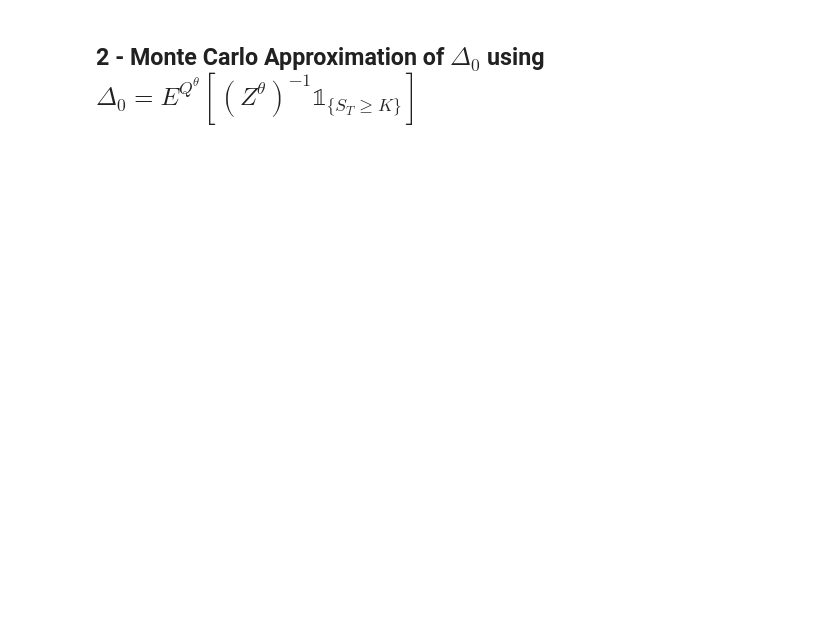
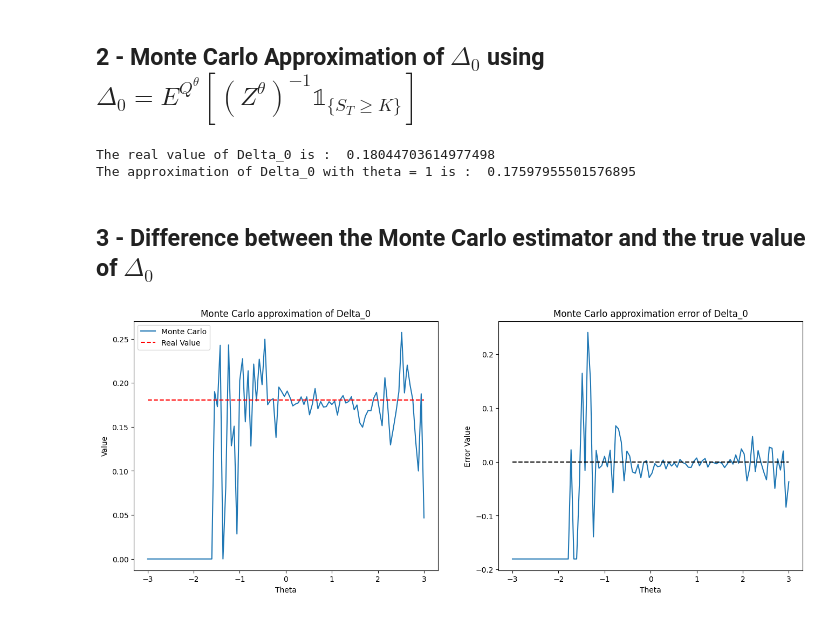
Before and after one commit to Matt-Olek/MAP552-Stochastic-models, a Jupyter notebook: CPS2.2.ipynb, the cells around one changed output. Saved outputs shown, nothing was run; the diff lists cells and outputs as text; code cells hidden in the pictures; blank space fills up the shorter version.

```diff
--- a/CPS2.2.ipynb
+++ b/CPS2.2.ipynb
@@ -80,2 +83,80 @@ The probability that the stock price is above K = 150 is : Delta_0 =  0.172
 # %% [markdown]
 ## 2 - Monte Carlo Approximation of $\Delta_0$ using $\Delta_0 = E^{Q^{\theta}}[ (Z^{\theta})^{-1} \mathbb{1}_{\{S_T \geq K\}}]$
+# %%
+# Real value of Delta_0
+def Delta_0(r,sigma,K,T):
+    if sigma == 0:
+        return 1*(np.log(K/S0) - r*T <= 0)
+    if sigma > 0:
+        d1 = (np.log(K/S0) - r*T)/sigma
+        return 1 - norm.cdf(d1)
+    else:
+        d1 = (np.log(K/S0) - r*T)/sigma
+        return norm.cdf(d1)
+
+
+print("The real value of Delta_0 is : ",Delta_0(r,sigma,K,T))
+
+def create_W_theta(M,n,T,theta):
+    W = np.zeros((n+1,M))
+    dt = T/n
+    W[1:n+1,:] = np.sqrt(dt)*np.random.randn(n,M)
+    W = np.cumsum(W,axis=0)
+    for i in range(n+1):
+        W[i,:] = W[i,:] + theta * i * dt
+    return W
+
+def create_S_theta(M,n,T,r,sigma,theta):
+    S = np.zeros((n+1,M))
+    dt = T/n
+    W = create_W_theta(M,n,T,theta)
+    S[0,:] = S0
+    for i in range(1,n+1):
+        S[i,:] = S[i-1,:] + S[i-1,:]*(r*T/n + sigma * (W[i,:] - W[i-1,:]))
+    return S,W
+
+def create_Z_theta(M,n,T,r,sigma,theta):
+    S,W = create_S_theta(M,n,T,r,sigma,theta)
+    Z = np.zeros(M)
+    for i in range(M):
+        Z[i] = np.exp(theta*W[-1,i]-(theta**2)*T/2)
+    return Z,S
+
+def monte_carlo_theta(M,n,T,r,sigma,K,theta):
+    Z,S = create_Z_theta(M,n,T,r,sigma,theta)
+    out = 0
+    for i in range(M):
+        if S[-1,i] >= K:
+            out += 1/Z[i]
+    return out/M
+
+K = 150
+theta = 1
+print("The approximation of Delta_0 with theta = " + str(theta) + " is : ",monte_carlo_theta(M,n,T,r,sigma,K,theta))
+# %% [output]
+The real value of Delta_0 is :  0.18044703614977498
+The approximation of Delta_0 with theta = 1 is :  0.17597955501576895
+# %% [markdown]
+## 3 - Difference between the Monte Carlo estimator and the true value of $\Delta_0$
+# %%
+theta_numb = 100
+range_theta = np.linspace(-3,3,theta_numb)
+
+plt.figure(12,figsize=(16,6))
+plt.subplot(1,2,1)
+plt.plot(range_theta,[monte_carlo_theta(M,n,T,r,sigma,K,theta) for theta in range_theta])
+plt.plot(range_theta,[Delta_0(r,sigma,K,T) for theta in range_theta], 'r--')
+plt.title('Monte Carlo approximation of Delta_0')
+plt.xlabel('Theta')
+plt.ylabel('Value')
+plt.legend(['Monte Carlo','Real Value'])
+
+plt.subplot(1,2,2)
+plt.plot(range_theta,[monte_carlo_theta(M,n,T,r,sigma,K,theta) - Delta_0(r,sigma,K,T) for theta in range_theta])
+plt.plot(range_theta,np.zeros(theta_numb),'--', color = 'black')
+plt.title('Monte Carlo approximation error of Delta_0')
+plt.xlabel('Theta')
+plt.ylabel('Error Value')
+plt.show()
+# %% [output]
+[figure, added]
```
Also changed, not shown: parts of 12 cells of this notebook.
